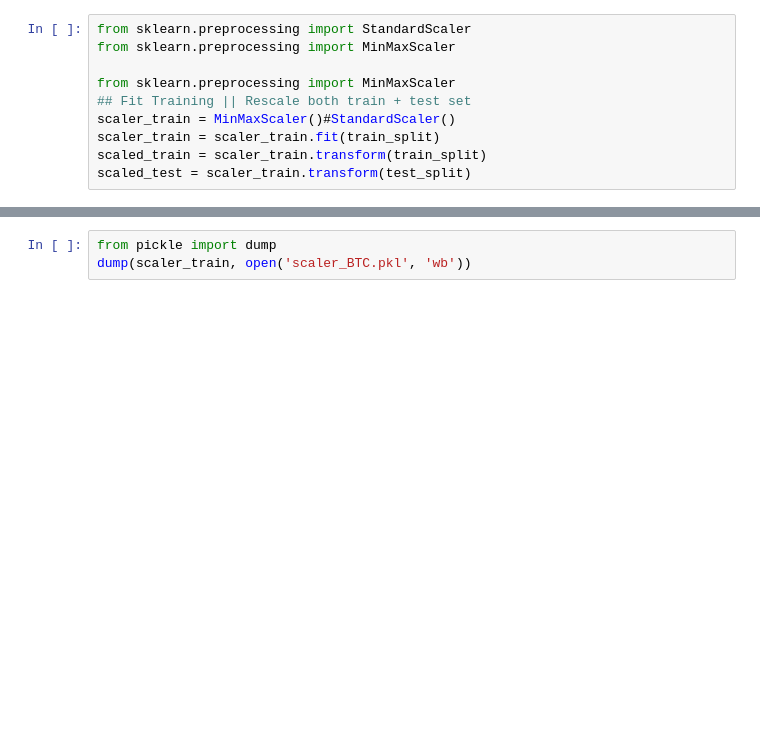
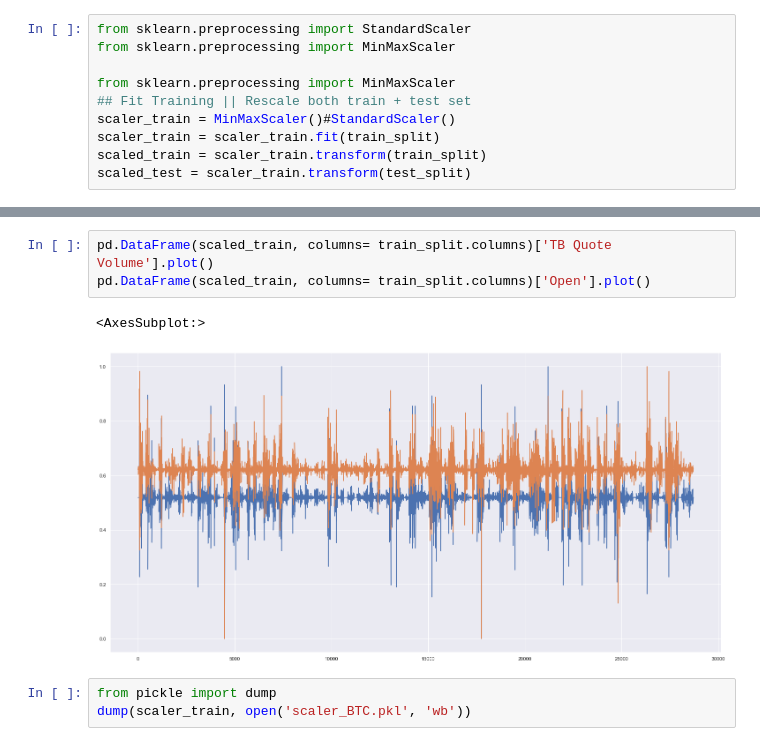
Before and after one commit to Antoine07/dia01, a Jupyter notebook: Part12_AI/03_Preparation_de_donnees_et_modele_BTC_corrections.ipynb, the cells around one changed output, grey strips where cells are left out. Cells and saved outputs as stored; diff of their text form; blank space fills up the shorter version.

```diff
--- a/Part12_AI/03_Preparation_de_donnees_et_modele_BTC_corrections.ipynb
+++ b/Part12_AI/03_Preparation_de_donnees_et_modele_BTC_corrections.ipynb
@@ -668,3 +696,9 @@ scaled_test = scaler_train.transform(test_split)
+# %%
+pd.DataFrame(scaled_train, columns= train_split.columns)['TB Quote Volume'].plot()
+pd.DataFrame(scaled_train, columns= train_split.columns)['Open'].plot()
+# %% [output]
+<AxesSubplot:>
+[figure, added]
 # %%
 from pickle import dump
 dump(scaler_train, open('scaler_BTC.pkl', 'wb'))
```
Also changed, not shown: parts of 92 cells of this notebook.
